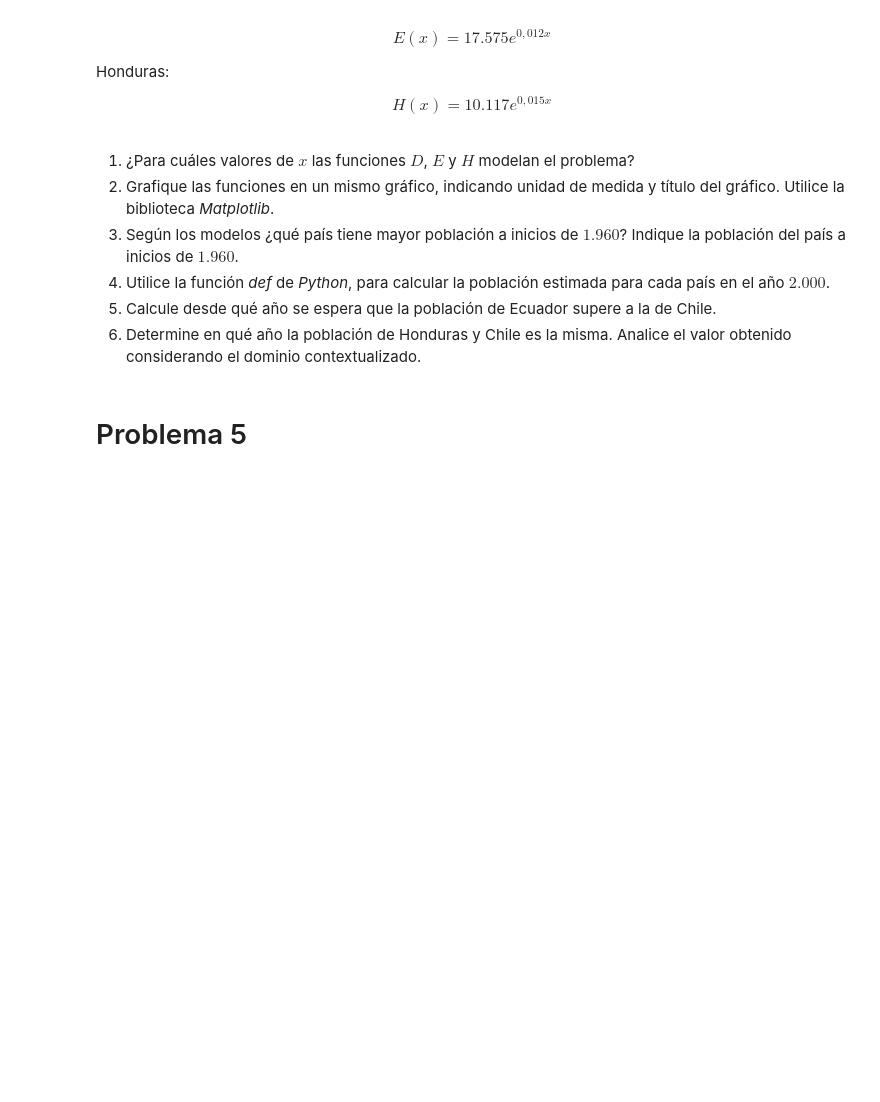
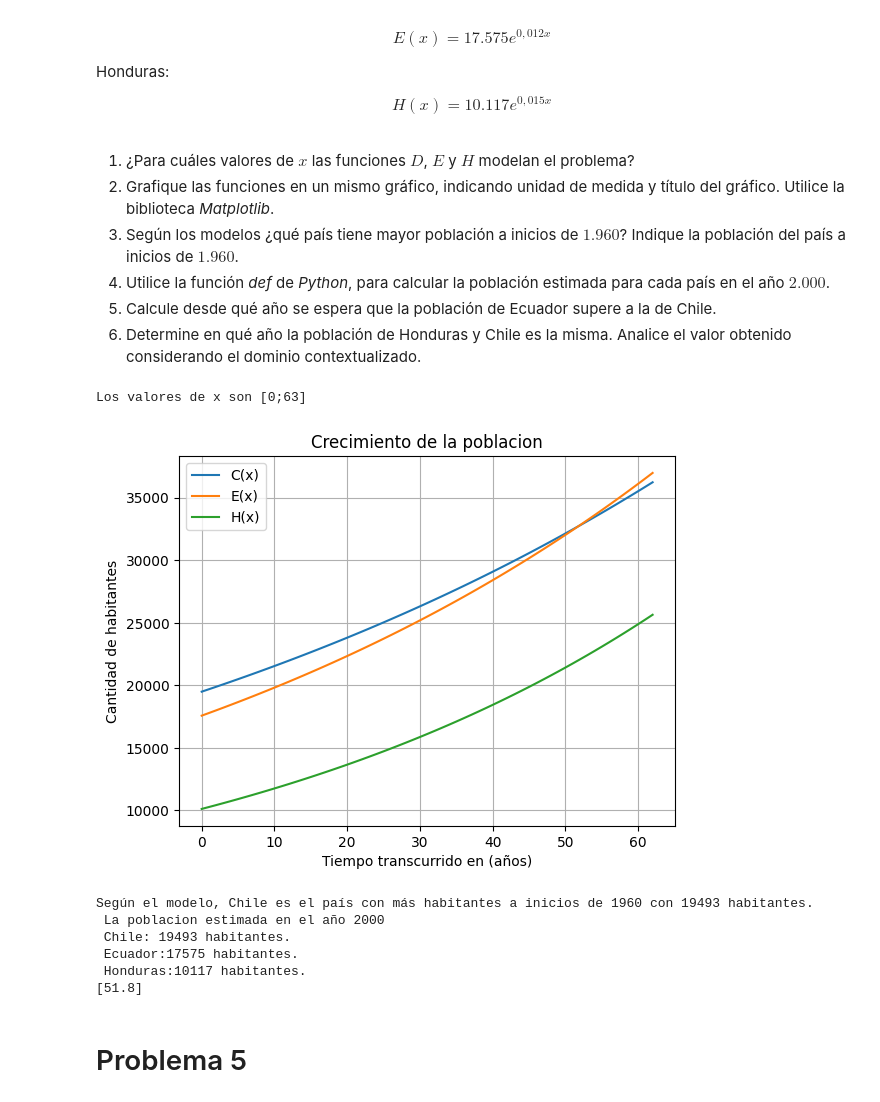
Before and after one commit to mvrtinnbz/MATEMATICA-APLICADA, a Jupyter notebook: G3_Aplicaciones_de_funciones.ipynb, the cells around one changed output. Saved outputs shown, nothing was run; the diff lists cells and outputs as text; code cells hidden in the pictures; blank space fills up the shorter version.

```diff
--- a/G3_Aplicaciones_de_funciones.ipynb
+++ b/G3_Aplicaciones_de_funciones.ipynb
@@ -149,6 +207,85 @@ $$H(x)=10.117e^{0,015x}$$
 4. Utilice la función *def* de *Python*, para calcular la población estimada para cada país en el año $2.000$.
 5. Calcule desde qué año se espera que la población de Ecuador supere a la de Chile.
 6. Determine en qué año la población de Honduras y Chile es la misma. Analice el valor obtenido considerando el dominio contextualizado.
+# %%
+#R1
+
+print('Los valores de x son [0;63]')
+
+#R2
+import numpy as np
+import matplotlib.pyplot as plt
+from scipy.optimize import fsolve
+
+def C(x):
+    return 19493*np.exp(0.01*x)
+
+def E(x):
+    return 17575*np.exp(0.012*x)
+
+def H(x):
+    return 10117*np.exp(0.015*x)
+
+x=np.arange(0,63,1)
+
+plt.plot(x,C(x), label='C(x)')
+plt.plot(x,E(x), label='E(x)')
+plt.plot(x,H(x), label='H(x)')
+
+plt.title('Crecimiento de la poblacion')
+plt.xlabel('Tiempo transcurrido en (años)')
+plt.ylabel('Cantidad de habitantes')
+
+
+plt.legend()
+plt.grid(True)
+plt.show()
+
+#R3
+
+def C(x):
+    return 19493*np.exp(0.01*x)
+
+def E(x):
+    return 17575*np.exp(0.012*x)
+
+def H(x):
+    return 10117*np.exp(0.015*x)
+
+print(f'Según el modelo, Chile es el país con más habitantes a inicios de 1960 con {C(0):.0f} habitantes.')
+
+#R4
+
+def C(x):
+    return 19493*np.exp(0.01*x)
+
+def E(x):
+    return 17575*np.exp(0.012*x)
+
+def H(x):
+    return 10117*np.exp(0.015*x)
+
+print(f' La poblacion estimada en el año 2000 \n Chile: {C(0):.0f} habitantes.\n Ecuador:{E(0):.0f} habitantes.\n Honduras:{H(0):.0f} habitantes. ')
+
+
+def CE(x):
+    return C(x) - E(x)
+x=np.linspace(6,6,3)
+
+inter=np.round(fsolve(CE,x),1)
+
+inter_x=np.unique(inter)
+
+print(inter_x)
+# %% [output]
+Los valores de x son [0;63]
+[figure, added]
+Según el modelo, Chile es el país con más habitantes a inicios de 1960 con 19493 habitantes.
+ La poblacion estimada en el año 2000
+ Chile: 19493 habitantes.
+ Ecuador:17575 habitantes.
+ Honduras:10117 habitantes.
+[51.8]
 # %% [markdown]
 # Problema 5
 # %% [markdown]
```
Also changed, not shown: parts of 2 cells of this notebook.
